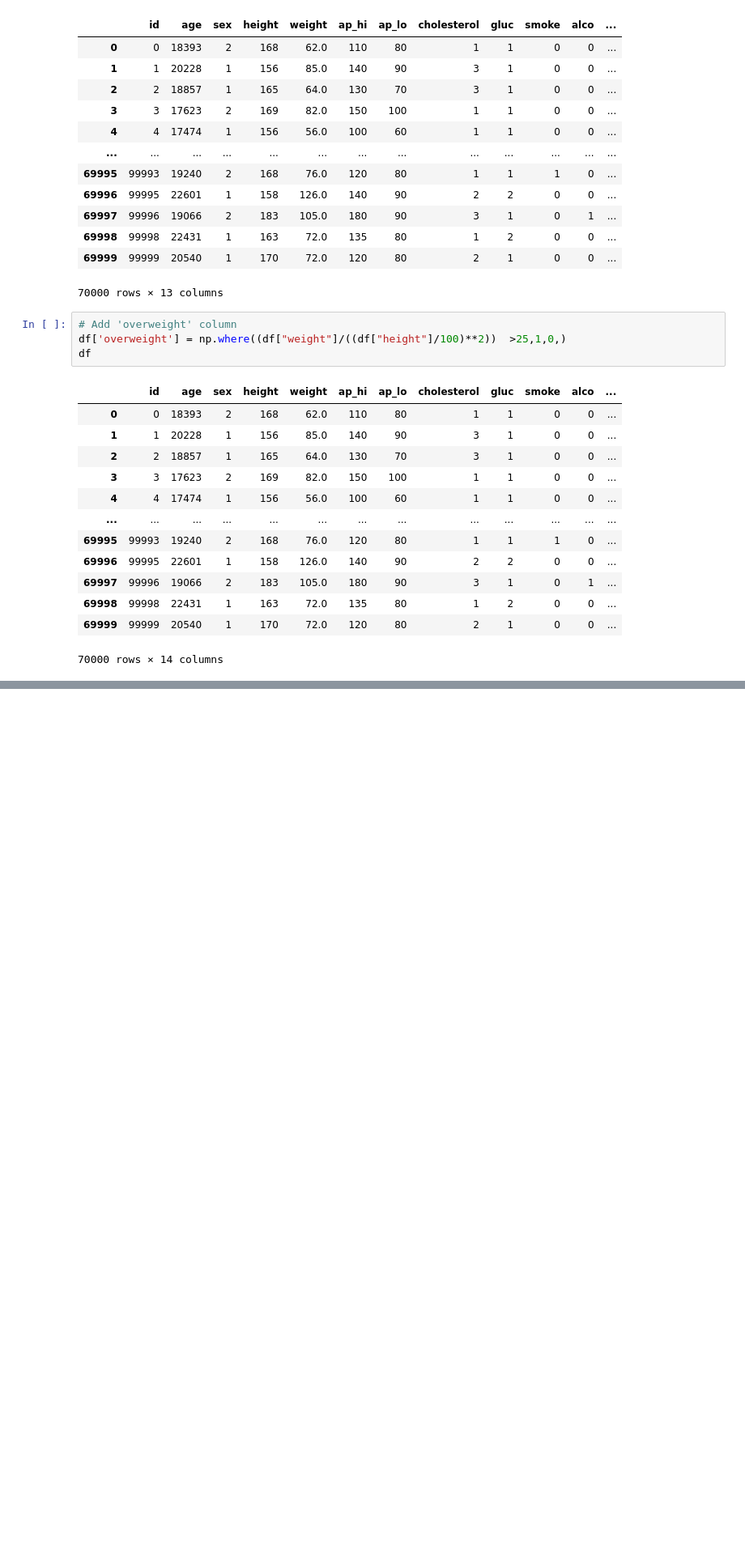
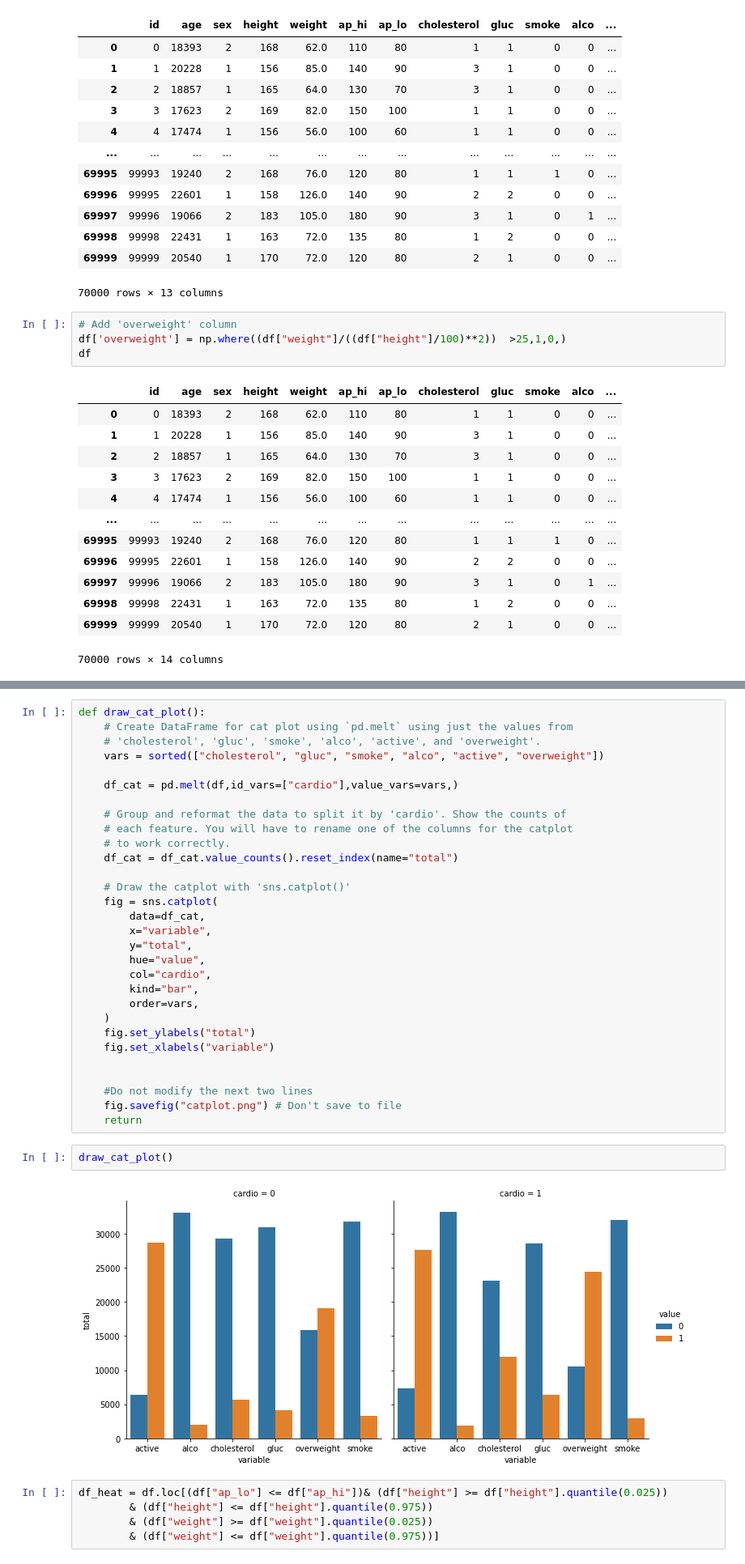
Before and after one commit to MohamedAbdElgni/Medical_Ex, a Jupyter notebook: WOrk with medical data.ipynb, the cells around one changed output, grey strips where cells are left out. Shown at 81% size. Saved outputs shown, nothing was run; the diff lists cells and outputs as text; blank space fills up the shorter version.

Commit message:
seaborn charts

```diff
--- a/WOrk with medical data.ipynb
+++ b/WOrk with medical data.ipynb
@@ -56 +57,40 @@ df
 70000 rows × 14 columns
+# %%
+def draw_cat_plot():
+    # Create DataFrame for cat plot using `pd.melt` using just the values from
+    # 'cholesterol', 'gluc', 'smoke', 'alco', 'active', and 'overweight'.
+    vars = sorted(["cholesterol", "gluc", "smoke", "alco", "active", "overweight"])
+
+    df_cat = pd.melt(df,id_vars=["cardio"],value_vars=vars,)
+
+    # Group and reformat the data to split it by 'cardio'. Show the counts of
+    # each feature. You will have to rename one of the columns for the catplot
+    # to work correctly.
+    df_cat = df_cat.value_counts().reset_index(name="total")
+
+    # Draw the catplot with 'sns.catplot()'
+    fig = sns.catplot(
+        data=df_cat,
+        x="variable",
+        y="total",
+        hue="value",
+        col="cardio",
+        kind="bar",
+        order=vars,
+    )
+    fig.set_ylabels("total")
+    fig.set_xlabels("variable")
+
+
+    #Do not modify the next two lines
+    fig.savefig("catplot.png") # Don't save to file
+    return
+# %%
+draw_cat_plot()
+# %% [output]
+[figure, added]
+# %%
+df_heat = df.loc[(df["ap_lo"] <= df["ap_hi"])& (df["height"] >= df["height"].quantile(0.025))
+        & (df["height"] <= df["height"].quantile(0.975))
+        & (df["weight"] >= df["weight"].quantile(0.025))
+        & (df["weight"] <= df["weight"].quantile(0.975))]
```
Also changed, not shown: parts of 5 cells of this notebook, 1 other file.
